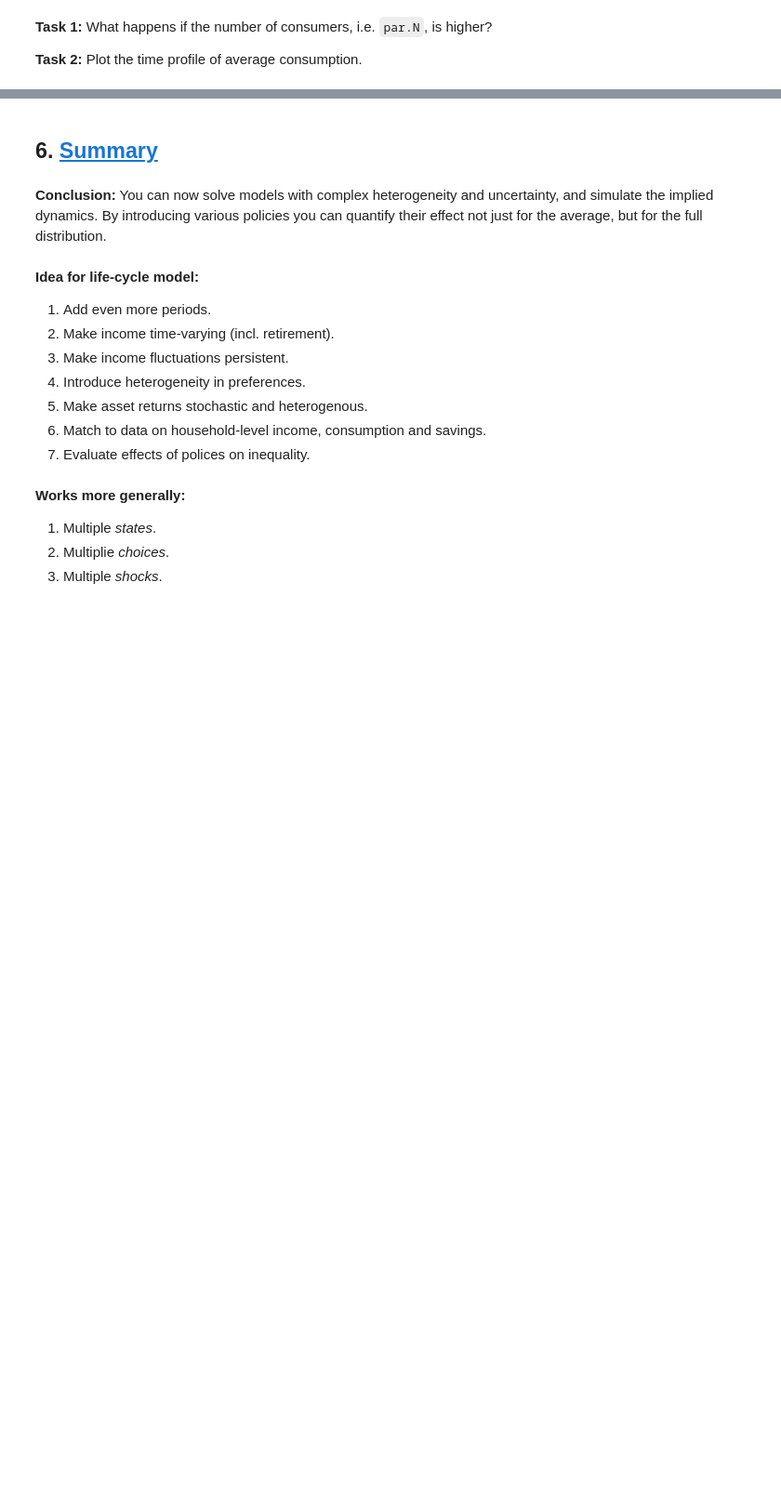
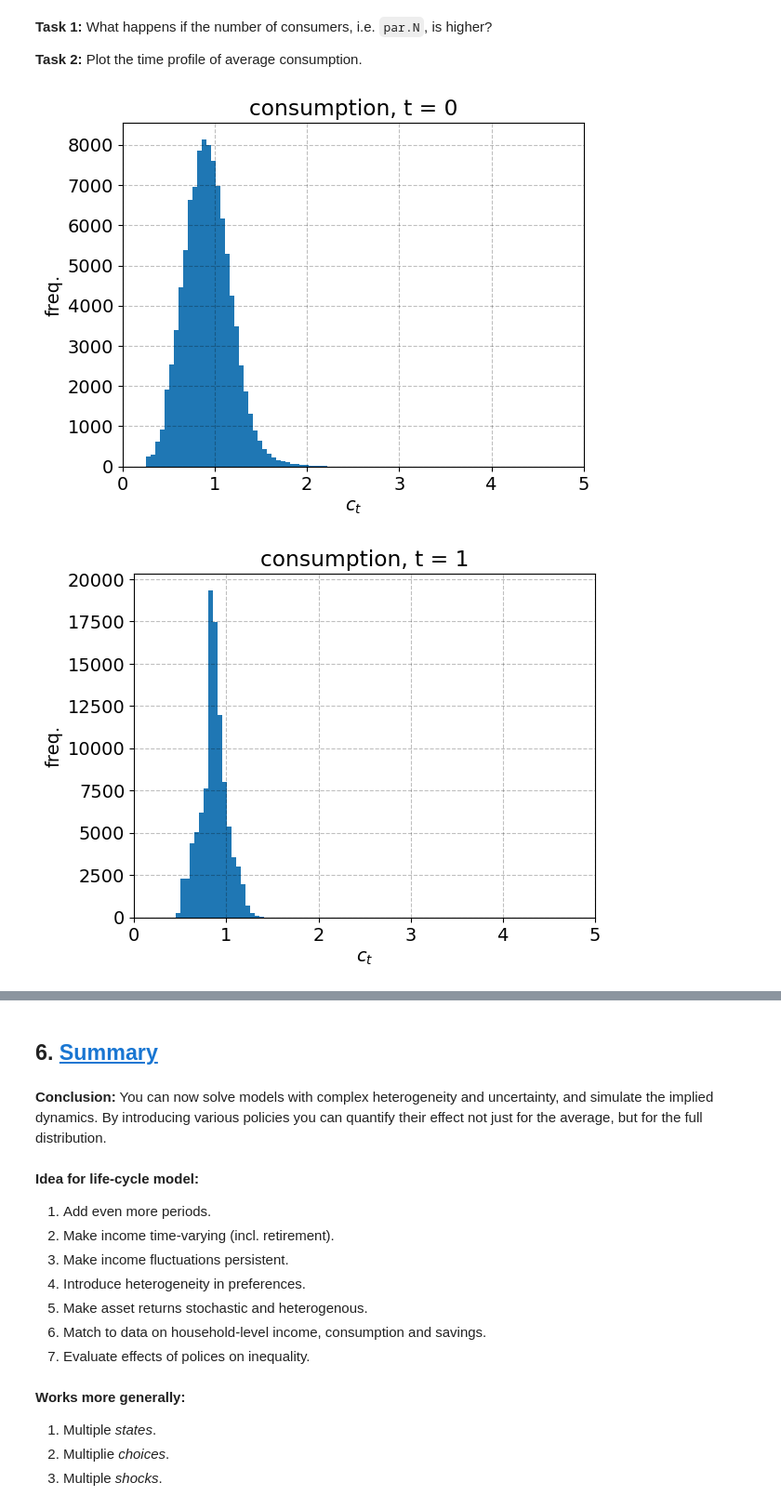
Before and after one commit to gcd196/Egen-mappe, a Jupyter notebook: Lecture/11. Eleventh lecture/3 - Dynamic optimization/dynamic optimization.ipynb, the cells around one changed output, grey strips where cells are left out. Shown at 93% size. Drawn from its saved outputs; the diff is of its cells as text; code cells hidden in the pictures; blank space fills up the shorter version.

```diff
--- a/Lecture/11. Eleventh lecture/3 - Dynamic optimization/dynamic optimization.ipynb
+++ b/Lecture/11. Eleventh lecture/3 - Dynamic optimization/dynamic optimization.ipynb
@@ -655,3 +700,22 @@ for t in range(-1,par.T):
 **Task 1:** What happens if the number of consumers, i.e. `par.N`, is higher?
 
 **Task 2:** Plot the time profile of average consumption.
+# %%
+#Task 1: More smooth distribution.
+#Task 2:
+for t in range(-1,par.T):
+
+    fig = plt.figure()
+    ax = fig.add_subplot(1,1,1)
+
+    bins = np.linspace(0,5,100)
+
+    ax.hist(np.fmin(sim.c[t,:],5),bins=bins)
+
+    ax.set_title(f'consumption, t = {t+1}')
+    ax.set_xlabel('$c_t$')
+    ax.set_ylabel('freq.')
+    ax.set_xlim([0,5])
+# %% [output]
+[figure, added]
+[figure, added]
```
Also changed, not shown: parts of 10 cells of this notebook.
